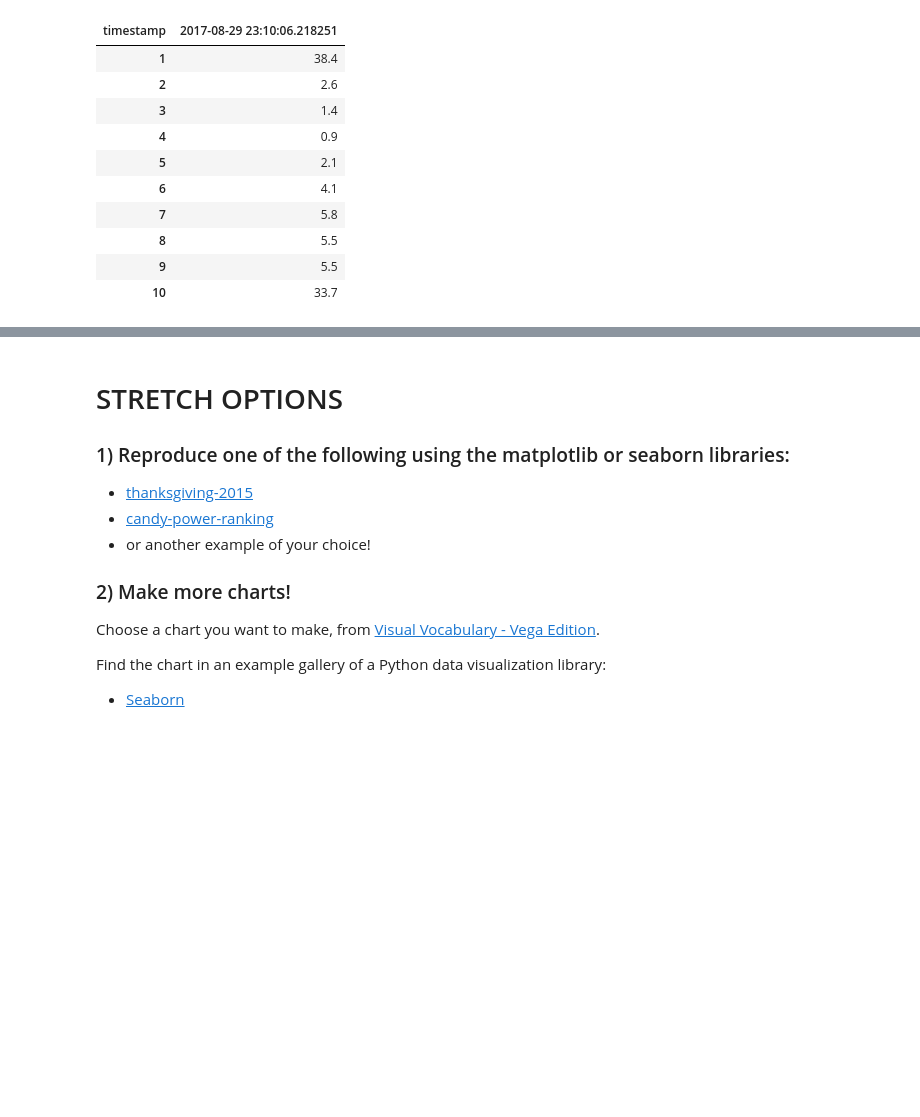
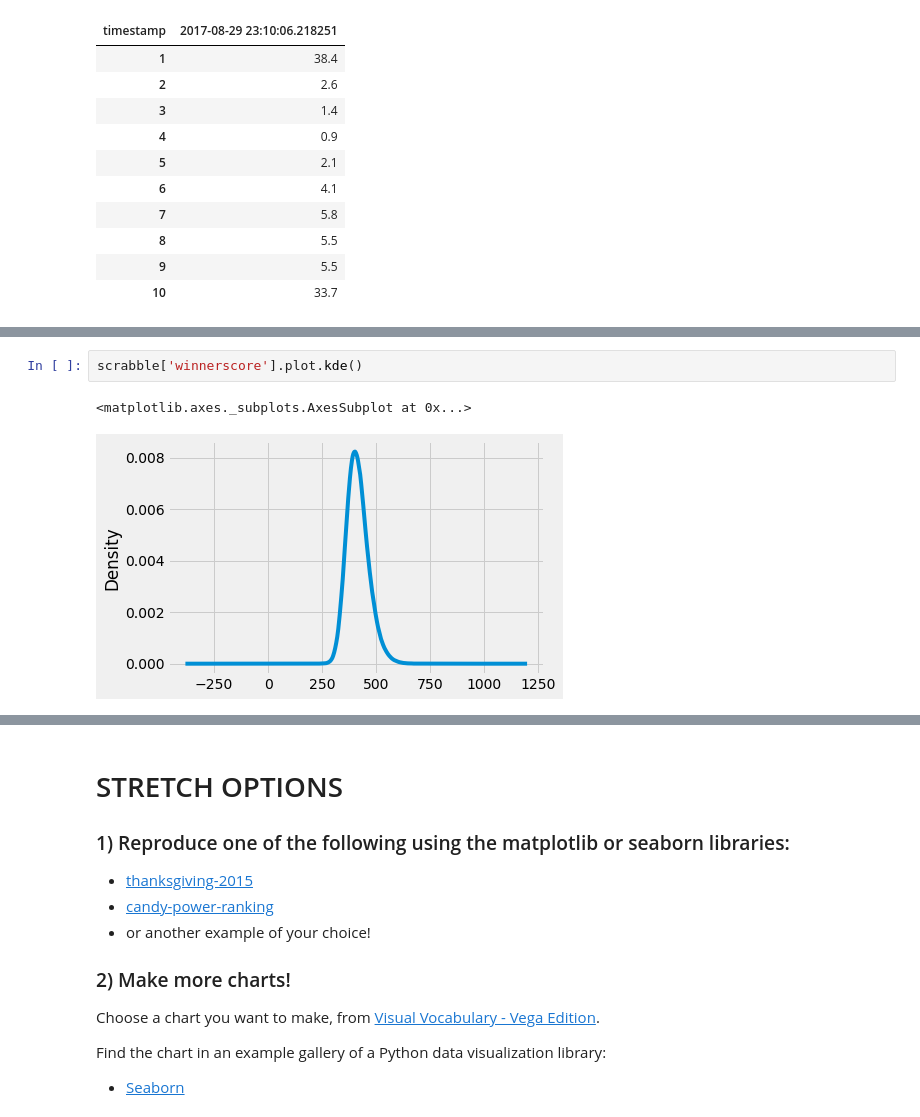
Before and after one commit to bloominstituteoftechnology/DS-Unit-1-Sprint-2-Data-Wrangling-and-Storytelling, a Jupyter notebook: Cai_Nowicki_Make_Explanatory_Visualizations_Assignment.ipynb, the cells around one changed output, grey strips where cells are left out. Cells and saved outputs as stored; diff of their text form; blank space fills up the shorter version.

```diff
--- a/Cai_Nowicki_Make_Explanatory_Visualizations_Assignment.ipynb
+++ b/Cai_Nowicki_Make_Explanatory_Visualizations_Assignment.ipynb
@@ -331,0 +436,5 @@ display(example)
+# %%
+scrabble['winnerscore'].plot.kde()
+# %% [output]
+<matplotlib.axes._subplots.AxesSubplot at 0x...>
+[figure, added]
```
Also changed, not shown: parts of 18 cells of this notebook.
